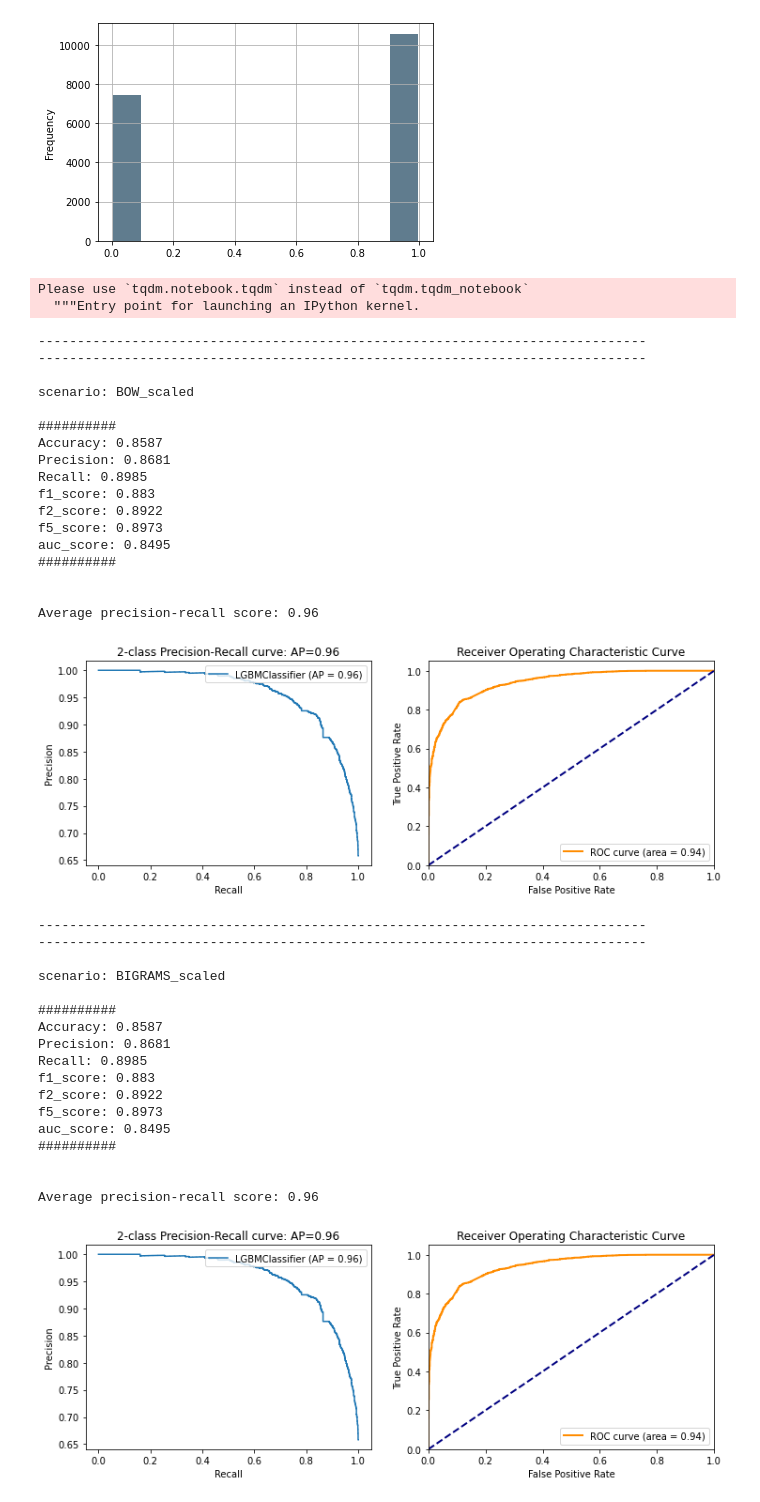
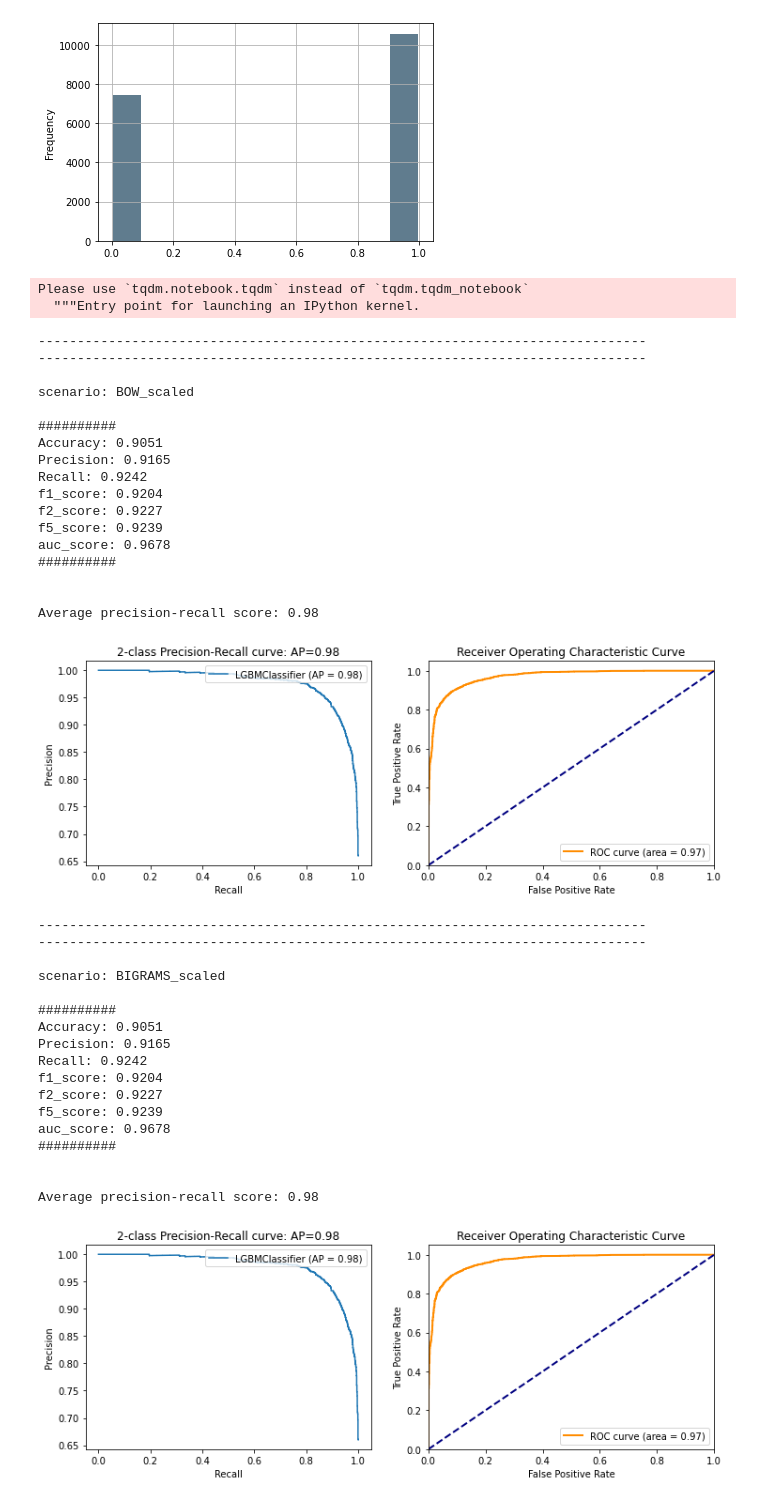
Before and after one commit to JasonTarzan/StatLearnProj, a Jupyter notebook: Iason/Light Gradient Boosting Classifier.ipynb, the cells around one changed output. Cells and saved outputs as stored; diff of their text form; code cells hidden in the pictures.

```diff
--- a/Iason/Light Gradient Boosting Classifier.ipynb
+++ b/Iason/Light Gradient Boosting Classifier.ipynb
@@ -141,15 +141,15 @@ d = {k:v for k,v in zip(keys,values)}
 # %%
 df = pd.DataFrame(data=None,columns=['scenario','accuracy','auc','params'])
 # %%
-n_HP_points_to_test = 200
+n_HP_points_to_test = 120  ##<----Number of Candidates
 
-param_test ={'num_leaves': sp_randint(6, 50),
-             'min_child_samples': sp_randint(100, 500),
-             'min_child_weight': [1e-5, 1e-3, 1e-2, 1e-1, 1, 1e1, 1e2, 1e3, 1e4],
+param_test ={'num_leaves': sp_randint(5, 50),
+             'min_child_samples': sp_randint(10, 200),
+             'min_child_weight': [1e-5, 1e-3, 1e-2, 1e-1, 1, 1e1, 1e2],
              'subsample': sp_uniform(loc=0.2, scale=0.8),
              'colsample_bytree': sp_uniform(loc=0.4, scale=0.6),
-             'reg_alpha': [0,1e-3,1e-2, 1e-1, 1, 2, 5, 7, 10, 50, 100],
-             'reg_lambda': [0,1e-3,1e-2, 1e-1, 1, 5, 10, 20, 50, 100]}
+             'reg_alpha': [0,1e-3,1e-2, 1e-1, 1, 2, 5, 10, 20, 50, 100],
+             'reg_lambda': [0,1e-3,1e-2, 1e-1, 1, 2, 5, 10, 20, 50, 100]}
 # %%
 for case,X in tqdm_notebook(d.items()):
 
@@ -199,7 +199,8 @@ for case,X in tqdm_notebook(d.items()):
     f1 = f1_score(y_test,pred)
     f2 = fbeta_score(y_test,pred,beta=2)
     f5 = fbeta_score(y_test,pred,beta=5)
-    auc_score = roc_auc_score(y_test,pred)
+    y_score = best_grid.predict_proba(X_test)[:, 1]
+    auc_score = roc_auc_score(y_test,y_score)
 
     print('##########')
     print('Accuracy: {}'.format(round(accuracy,4)))
@@ -207,60 +208,60 @@ for case,X in tqdm_notebook(d.items()):
     print('Recall: {}'.format(round(recall,4)))
     print('f1_score: {}'.format(round(f1,4)))
     print('f2_score: {}'.format(round(f2,4)))
     print('f5_score: {}'.format(round(f5,4)))
     print('auc_score: {}'.format(round(auc_score,4)))
 
     print('##########')
     print()
     print()
 
     new = pd.DataFrame({'scenario':case,'accuracy':accuracy,'auc':auc_score,'params':json.dumps(best_params)}, index=[0])
     df = pd.concat([df,new], ignore_index=True)
 
     plot_figure(X_test,y_test,best_grid,case)
 
     print()
 
 df.to_csv('LGB/LightGradientBoostingGridSearch.csv', index=False)
 # %% [output]
 Please use `tqdm.notebook.tqdm` instead of `tqdm.tqdm_notebook`
   """Entry point for launching an IPython kernel.
 ------------------------------------------------------------------------------
 ------------------------------------------------------------------------------
 
 scenario: BOW_scaled
 
 ##########
-Accuracy: 0.8587
-Precision: 0.8681
-Recall: 0.8985
-f1_score: 0.883
-f2_score: 0.8922
-f5_score: 0.8973
-auc_score: 0.8495
+Accuracy: 0.9051
+Precision: 0.9165
+Recall: 0.9242
+f1_score: 0.9204
+f2_score: 0.9227
+f5_score: 0.9239
+auc_score: 0.9678
 ##########
 
 
-Average precision-recall score: 0.96
+Average precision-recall score: 0.98
-[figure, old version]
+[figure, new version]
 ------------------------------------------------------------------------------
 ------------------------------------------------------------------------------
 
 scenario: BIGRAMS_scaled
 
 ##########
-Accuracy: 0.8587
-Precision: 0.8681
-Recall: 0.8985
-f1_score: 0.883
-f2_score: 0.8922
-f5_score: 0.8973
-auc_score: 0.8495
+Accuracy: 0.9051
+Precision: 0.9165
+Recall: 0.9242
+f1_score: 0.9204
+f2_score: 0.9227
+f5_score: 0.9239
+auc_score: 0.9678
 ##########
 
 
-Average precision-recall score: 0.96
+Average precision-recall score: 0.98
-[figure, old version]
+[figure, new version]
 ------------------------------------------------------------------------------
 ------------------------------------------------------------------------------
 
```
Also changed, not shown: parts of 1 cell of this notebook, 1 other file.
